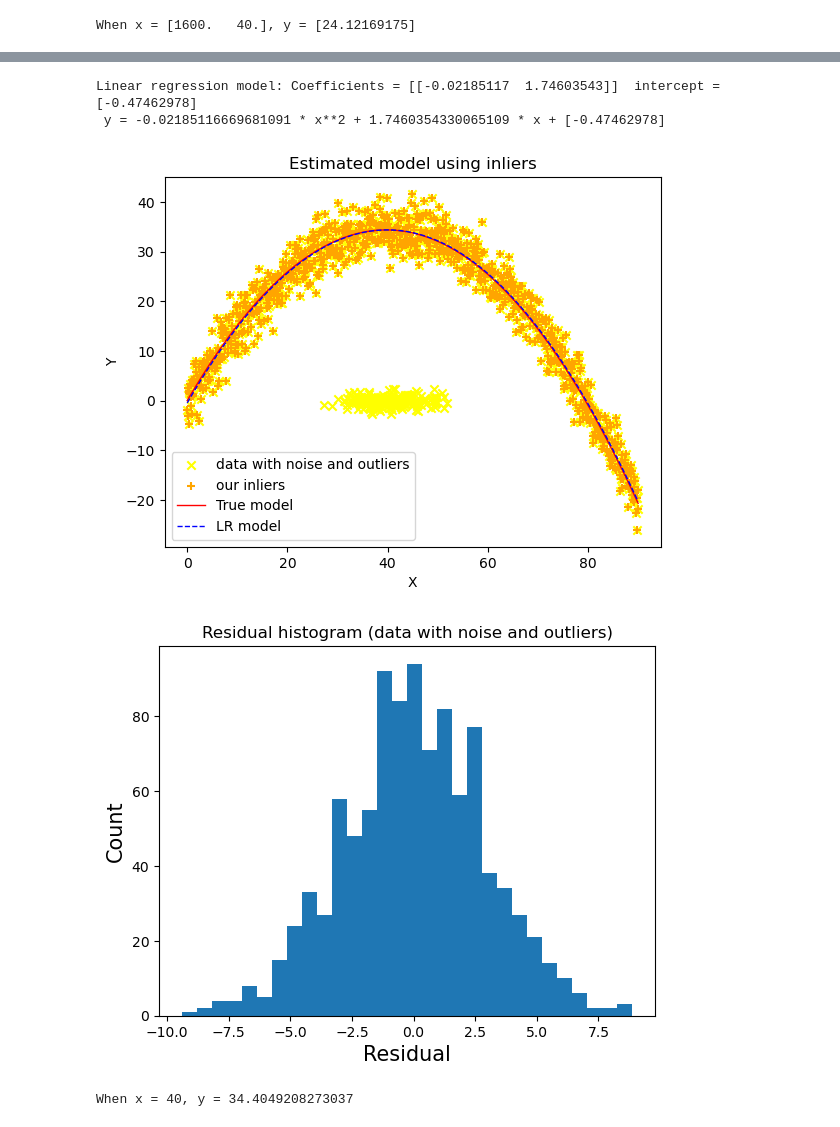
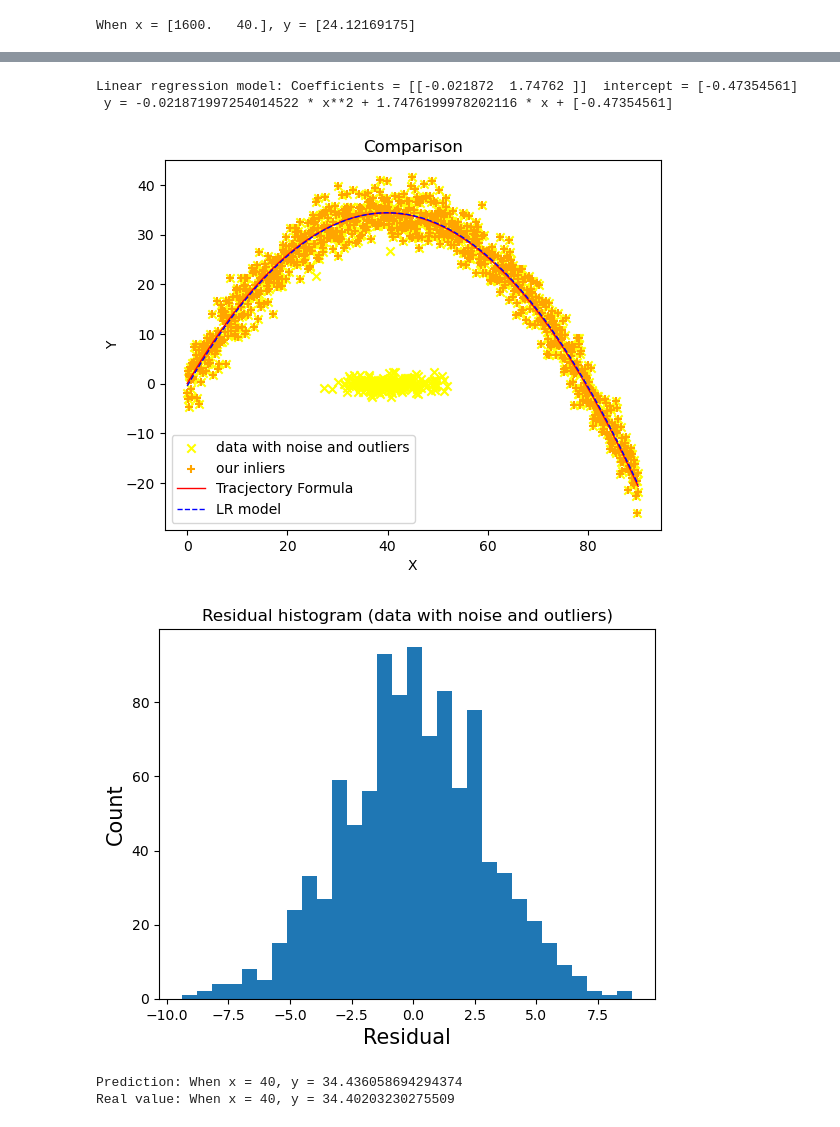
Before and after one commit to wingyeung0317/EEE4463, a Jupyter notebook: BD_Labs_V3/BD_EA/EA.ipynb, the cells around one changed output, grey strips where cells are left out. Drawn from its saved outputs; the diff is of its cells as text; code cells hidden in the pictures.

Commit message:
EA: Feat: comparison between prediction and physical value

```diff
--- a/BD_Labs_V3/BD_EA/EA.ipynb
+++ b/BD_Labs_V3/BD_EA/EA.ipynb
@@ -74,38 +74,38 @@ max_x = max(our_inlier_x)
 numOfPoint = 3*len(our_inlier_x)
 temp_x = np.linspace(min_x, max_x, num = numOfPoint)
 xpoints = temp_x.reshape(numOfPoint, 1)
 xxpoints = xpoints ** 2
 H = np.concatenate( (xxpoints, xpoints), axis=1)
 prediction = reg.predict(H)
 
 plt.scatter(
    x_pos, y_pos, color="yellow", marker="x", label="data with noise and outliers"
 )
 
 plt.scatter(
    our_inlier_x, our_inlier_y, color="orange", marker="+", label="our inliers"
 )
 
 # plot the true theoretical trajectory mode (y = x * tan(theta) - (g * x^2) / (2 * v0^2 * cos(theta)^2)))
 v0 = 30
 g = 9.81
 theta = 60
-plt.plot(xpoints, xpoints * np.tan(np.radians(theta)) - (g * xpoints**2) / (2 * v0**2 * np.cos(np.radians(theta))**2), color="red", linewidth=1, label="True model")
+plt.plot(xpoints, xpoints * np.tan(np.radians(theta)) - (g * xpoints**2) / (2 * v0**2 * np.cos(np.radians(theta))**2), color="red", linewidth=1, label="Tracjectory Formula")
 
 # def y(x_true, theta_true, g_true, v0_true):
 #    return x_true * np.tan(theta_true) - (g_true * x_true**2) / (2 * v0_true**2 * np.cos(theta_true)**2)
 # plt.plot(xpoints, y(np.concatenate( (xxpoints, xpoints), axis=1), np.radians(45), 9.81, 10), color="green", linewidth=1, label="True model")
 
 plt.plot(xpoints, prediction, color="blue", linewidth=1, label="LR model", linestyle='dashed')
 plt.legend(loc='lower left')
 plt.xlabel('X')
 plt.ylabel('Y')
-plt.title('Estimated model using inliers')
+plt.title('Comparison')
 plt.show()
 # %% [output]
-Linear regression model: Coefficients = [[-0.02185117  1.74603543]]  intercept = [-0.47462978]
- y = -0.02185116669681091 * x**2 + 1.7460354330065109 * x + [-0.47462978]
+Linear regression model: Coefficients = [[-0.021872  1.74762 ]]  intercept = [-0.47354561]
+ y = -0.021871997254014522 * x**2 + 1.7476199978202116 * x + [-0.47354561]
-[figure, old version]
+[figure, new version]
 # %%
 prediction = reg.predict( inlier_K )
 residual = prediction - our_inlier_y
@@ -114,16 +114,16 @@ plt.xlabel('Residual', fontsize=15)
 plt.ylabel('Count', fontsize=15)
 plt.title('Residual histogram (data with noise and outliers)')
 plt.show()
-
-# ****************************
-
-
-# Predict y value given x value of User Input xxxxxxxxxxxx40.0
-x_value = int(input('Enter x value: '))
-x_test = np.array([[x_value ** 2, x_value],])
-y_result = reg.predict(x_test)
-
-print(f'When x = {x_value}, y = {y_result[0][0]}')
 # %% [output]
-[figure, old version]
+[figure, new version]
-When x = 40, y = 34.4049208273037
+# %%
+# Predict y value given x value of User Input xxxxxxxxxxxx40.0
+x_value = int(input('Enter x value: '))
+x_test = np.array([[x_value ** 2, x_value],])
+y_result = reg.predict(x_test)
+
+print(f'Prediction: When x = {x_value}, y = {y_result[0][0]}')
+print(f'Real value: When x = {x_value}, y = {x_value * np.tan(np.radians(theta)) - (g * x_value**2) / (2 * v0**2 * np.cos(np.radians(theta))**2)}')
+# %% [output]
+Prediction: When x = 40, y = 34.436058694294374
+Real value: When x = 40, y = 34.40203230275509
```
Also changed, not shown: parts of 2 cells of this notebook, 1 other file.
